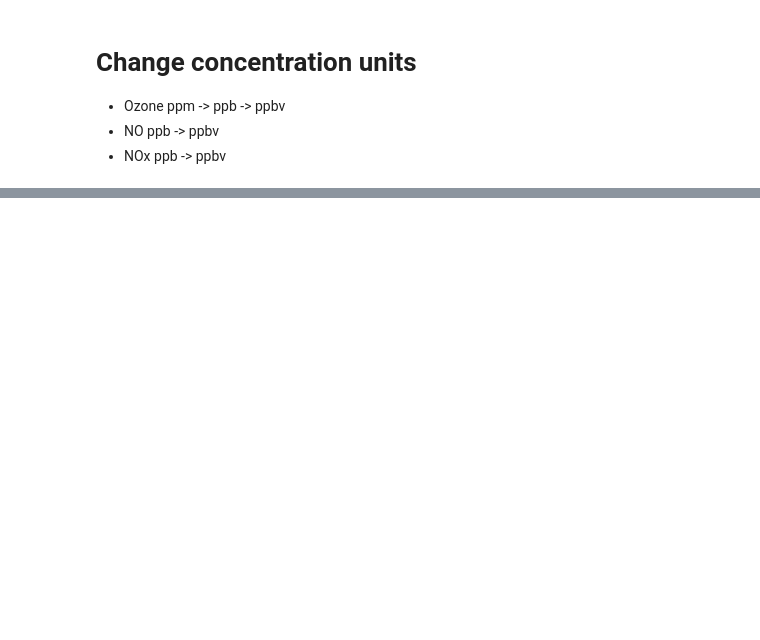
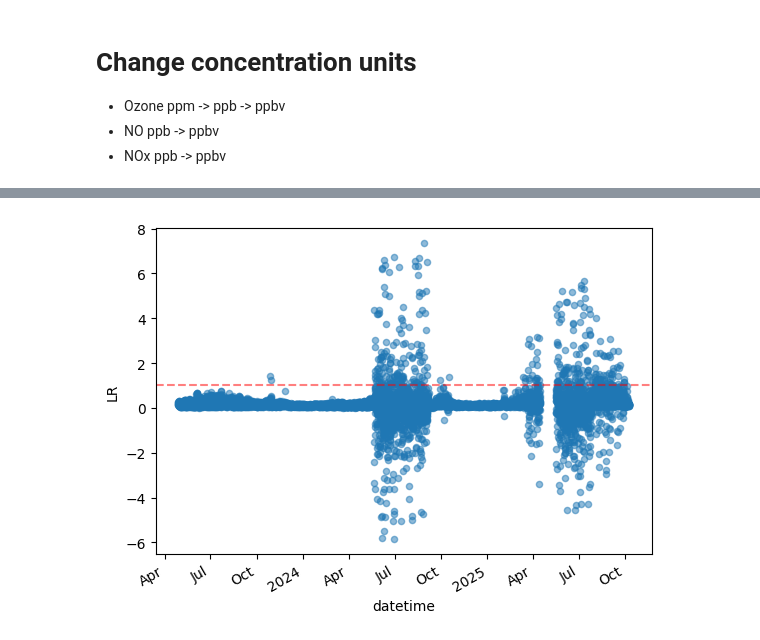
Before and after one commit to isaa-sudweeks/leighton-relationship, a Jupyter notebook: Leighton_Relationship_Calculator.ipynb, the cells around one changed output, grey strips where cells are left out. Cells and saved outputs as stored; diff of their text form; code cells hidden in the pictures; blank space fills up the shorter version.

```diff
--- a/Leighton_Relationship_Calculator.ipynb
+++ b/Leighton_Relationship_Calculator.ipynb
@@ -32,6 +46,6 @@ data['K'] = A * np.exp(-EoR / (data['Temp[K]'])) #This unit seems to be cm**3 Mo
 # %%
 C=7.784e-5
-data['J']=C*data['SR_Synoptic']
+data['J']=C*data['UV']
 # %% [markdown]
 # Change concentration units
 - Ozone ppm -> ppb -> ppbv
@@ -42,3 +56,29 @@ number = 2.46E10
 data['O3'] = data['O3'] * 1000 * number
 data['NO'] = data['NO'] * number
 data['NO2'] = data['NO2'] * number
+# %%
+import matplotlib.pyplot as plt
+import matplotlib.dates as mdates
+
+data['LR'] = (data['J']*data['NO2'])/(data['K']*data['O3']*data['NO'])
+data['LR'] = data['LR'].apply(lambda x: x if x >= -40 else np.nan)
+data['LR'] = data['LR'].apply(lambda x: x if x <= 40 else np.nan)
+data['LR'] = data['LR'].apply(lambda x: np.nan if x == 0 else x)
+data.dropna(inplace=True)
+print(data['LR'])
+data.to_csv('data/Hawthorne/Leighton_Relationship_HW.csv')
+
+fig, ax = plt.subplots()
+data.reset_index().plot(kind='scatter', x='datetime', y='LR', alpha=0.5, ax=ax)
+ax.axhline(y=1, color='r', linestyle='--', alpha=0.5)
+# data['LR'].plot(kind='hist', bins=100)
+
+
+
+
+
+ax.xaxis.set_major_locator(mdates.AutoDateLocator())
+ax.xaxis.set_major_formatter(mdates.ConciseDateFormatter(ax.xaxis.get_major_locator()))
+
+fig.autofmt_xdate()
+# %% [output]
@@ -44,0 +98 @@ data['NO2'] = data['NO2'] * number
+[figure, added]
```
Also changed, not shown: parts of 3 cells of this notebook.
